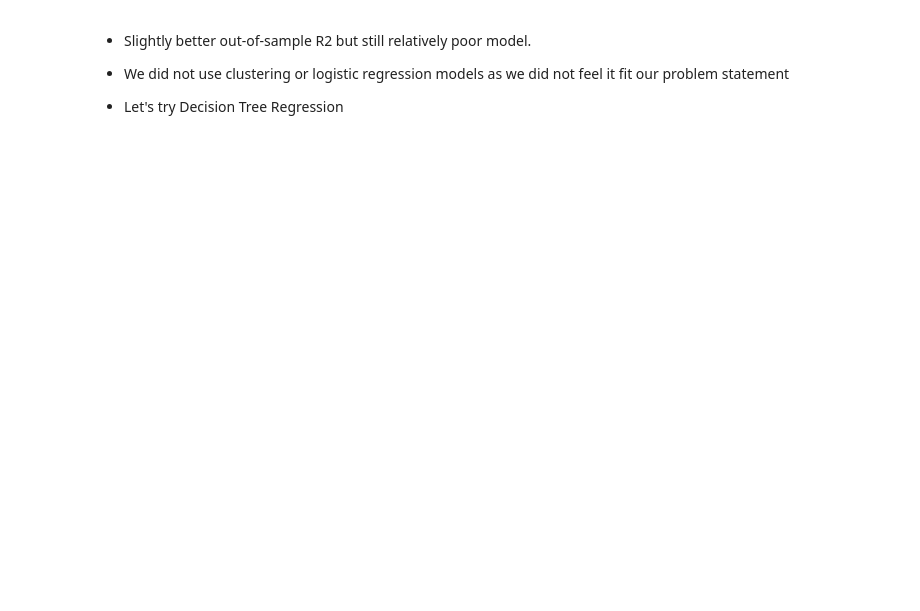
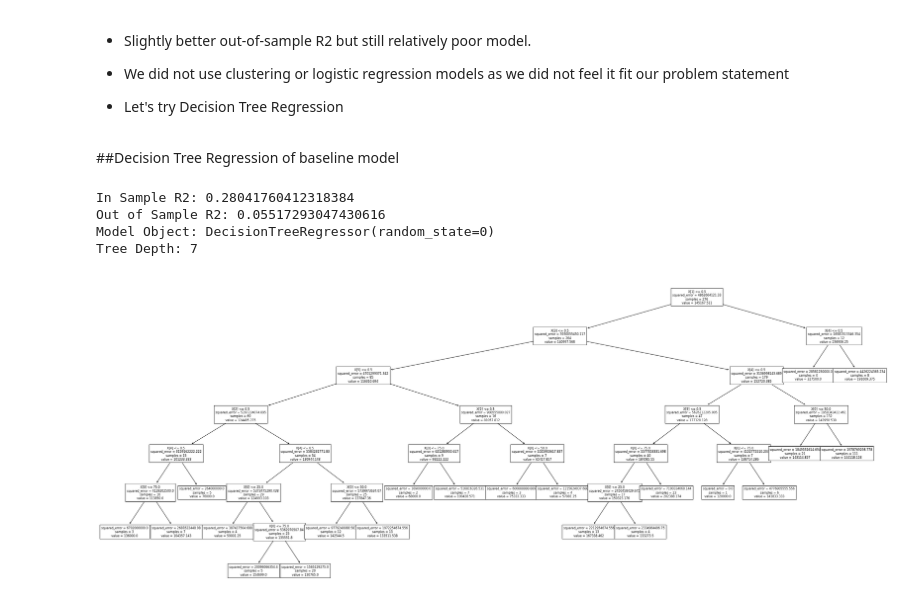
Before and after one commit to mingxieirene/DABP14000_Fall2022, a Jupyter notebook: Pandas_DABP14000_Final_Project.ipynb, the cells around one changed output. Cells and saved outputs as stored; diff of their text form; code cells hidden in the pictures; blank space fills up the shorter version.

```diff
--- a/Pandas_DABP14000_Final_Project.ipynb
+++ b/Pandas_DABP14000_Final_Project.ipynb
@@ -187,3 +307,48 @@ print(f'Out of sample R^2 is {r2_score(vY2, pY2):.2f}')
 *   We did not use clustering or logistic regression models as we did not feel it fit our problem statement
 
 *   Let's try Decision Tree Regression
+# %% [markdown]
+##Decision Tree Regression of baseline model
+# %%
+#Lets try decision tree regressor with default params
+#Copy dataframe
+X3 = X.copy()
+
+#Define response variable
+Y3 = Y.copy()
+
+tX3, vX3, tY3, vY3 = tts(X3, Y3, test_size=0.2, random_state=0)
+
+#Create Decision Tree Regressor object with default params
+mdl3 = DecisionTreeRegressor(random_state=0)
+
+#Fit the model
+mdl3.fit(tX3, tY3)
+
+#Make in sample predictions
+predictions_in3 = mdl3.predict(tX3)
+
+print(f'In Sample R2: {r2_score(tY3, predictions_in3)}')
+
+#Make out of sample predictions
+predictions3 = mdl3.predict(vX3)
+
+#Print out of sample R2
+print(f'Out of Sample R2: {r2_score(vY3, predictions3)}')
+
+#Print model
+print(f'Model Object: {mdl3}')
+
+#Print tree depth
+print(f'Tree Depth: {mdl3.get_depth()}')
+
+# plot tree
+plt.figure(figsize=(30,12))  # set plot size (denoted in inches)
+tree.plot_tree(mdl3, fontsize=8);
+plt.tight_layout();
+# %% [output]
+In Sample R2: 0.28041760412318384
+Out of Sample R2: 0.05517293047430616
+Model Object: DecisionTreeRegressor(random_state=0)
+Tree Depth: 7
+[figure, added]
```
Also changed, not shown: parts of 50 cells of this notebook.
